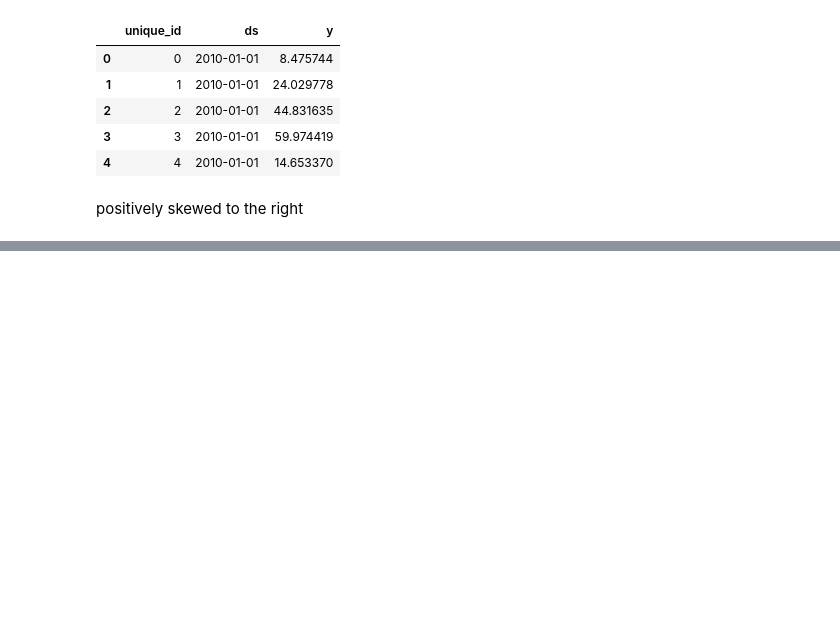
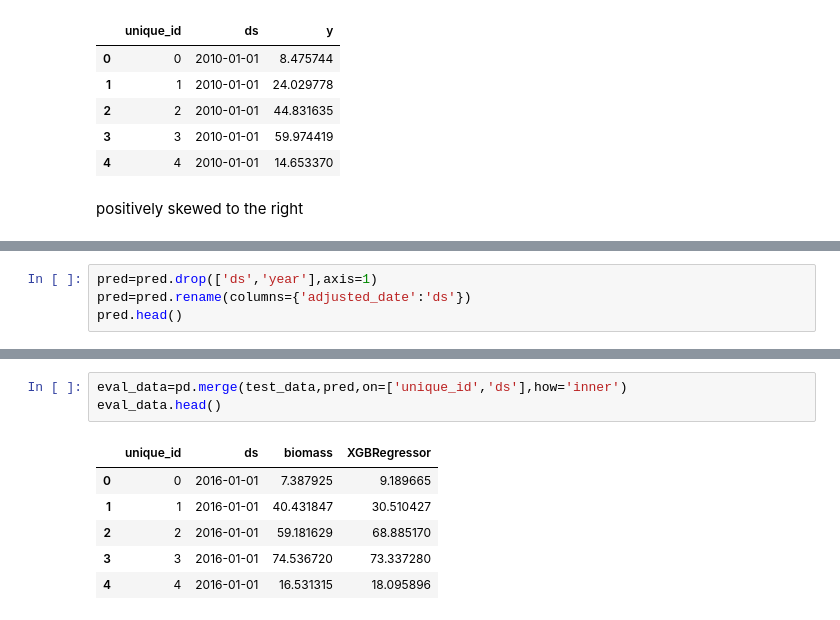
Before and after one commit to felix-n12/shell-ai, a Jupyter notebook: Untitled.ipynb, the cells around one changed output, grey strips where cells are left out. Cells and saved outputs as stored; diff of their text form; blank space fills up the shorter version.

```diff
--- a/Untitled.ipynb
+++ b/Untitled.ipynb
@@ -553,0 +640,4 @@ MLForecast(models=[XGBRegressor], freq=<YearEnd: month=12>, lag_features=['lag1'
+# %%
+pred=pred.drop(['ds','year'],axis=1)
+pred=pred.rename(columns={'adjusted_date':'ds'})
+pred.head()
@@ -553,0 +651,10 @@ MLForecast(models=[XGBRegressor], freq=<YearEnd: month=12>, lag_features=['lag1'
+# %%
+eval_data=pd.merge(test_data,pred,on=['unique_id','ds'],how='inner')
+eval_data.head()
+# %% [output]
+|  | unique_id | ds | biomass | XGBRegressor |
+| 0 | 0 | 2016-01-01 | 7.387925 | 9.189665 |
+| 1 | 1 | 2016-01-01 | 40.431847 | 30.510427 |
+| 2 | 2 | 2016-01-01 | 59.181629 | 68.885170 |
+| 3 | 3 | 2016-01-01 | 74.536720 | 73.337280 |
+| 4 | 4 | 2016-01-01 | 16.531315 | 18.095896 |
```
Also changed, not shown: parts of 15 cells of this notebook.
